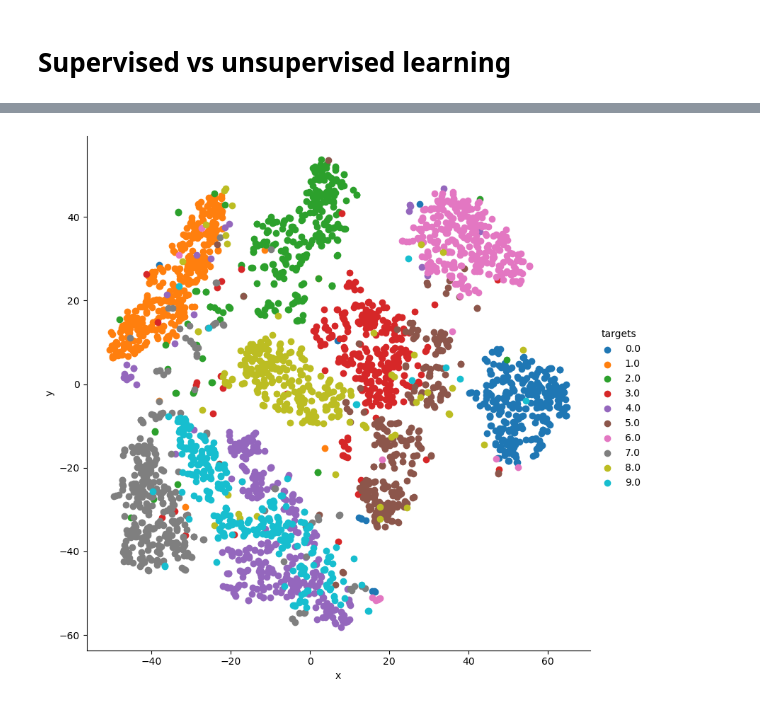
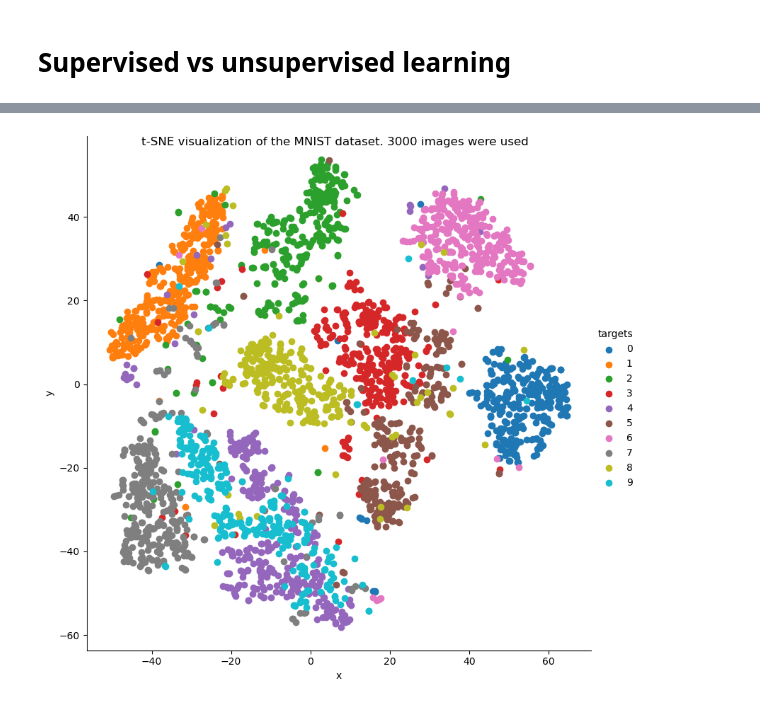
Before and after one commit to nglaz0v/approachingalmost, a Jupyter notebook: src/Supervised_vs_unsupervised_learning.ipynb, the cells around one changed output, grey strips where cells are left out. Drawn from its saved outputs; the diff is of its cells as text; code cells hidden in the pictures.

```diff
--- a/src/Supervised_vs_unsupervised_learning.ipynb
+++ b/src/Supervised_vs_unsupervised_learning.ipynb
@@ -35,4 +36,5 @@ tsne_df = pd.DataFrame(
     columns=["x", "y", "targets"]
 )
 
-tsne_df.loc[:, "targets"] = tsne_df.targets.astype(int)
+tsne_df.targets = tsne_df.targets.astype(int)
+tsne_df.head(10)
@@ -39,6 +53,7 @@ tsne_df.loc[:, "targets"] = tsne_df.targets.astype(int)
 # %%
 grid = sns.FacetGrid(tsne_df, hue="targets", height=8)
 
-grid.map(plt.scatter, "x", "y").add_legend();
+grid.map(plt.scatter, "x", "y").add_legend()
+grid.fig.suptitle("t-SNE visualization of the MNIST dataset. 3000 images were used");
 # %% [output]
-[figure, old version]
+[figure, new version]
```
Also changed, not shown: parts of 2 cells of this notebook, 4 other files.
